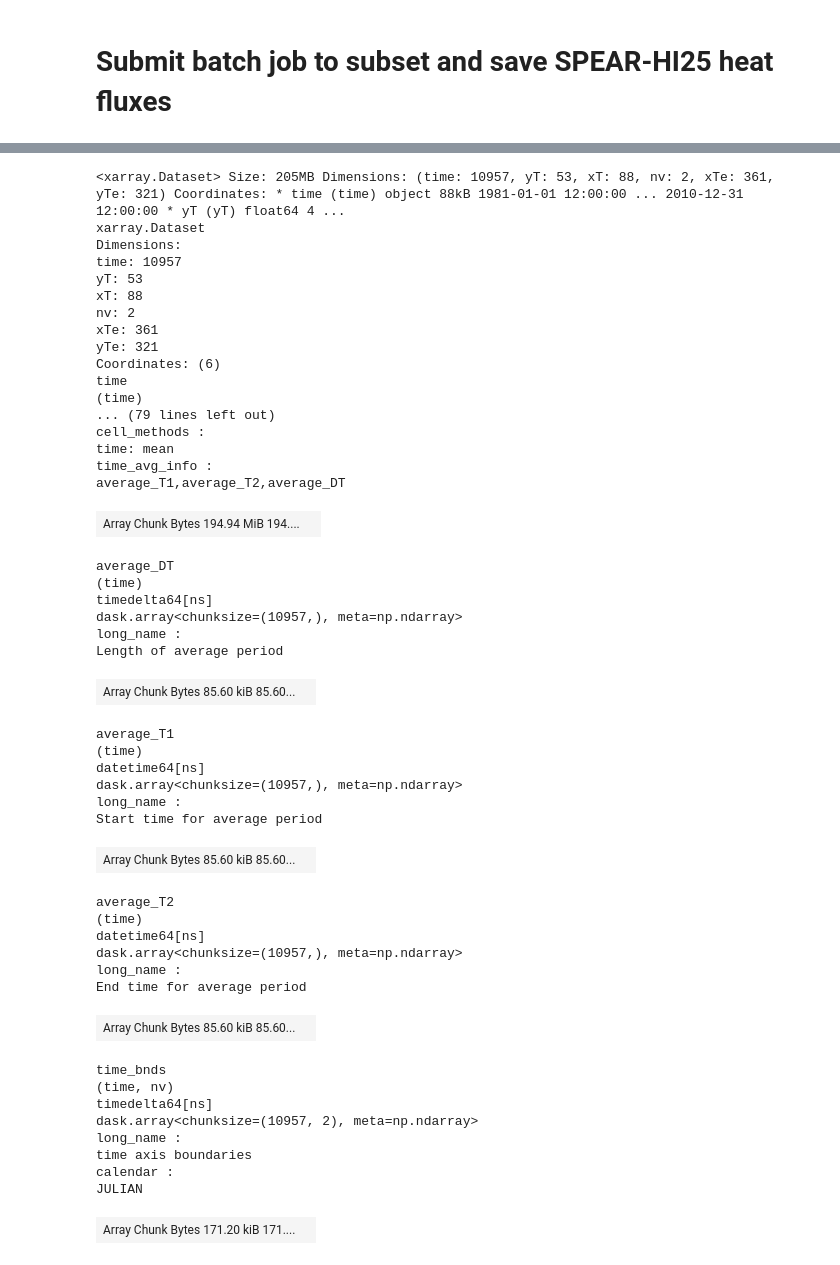
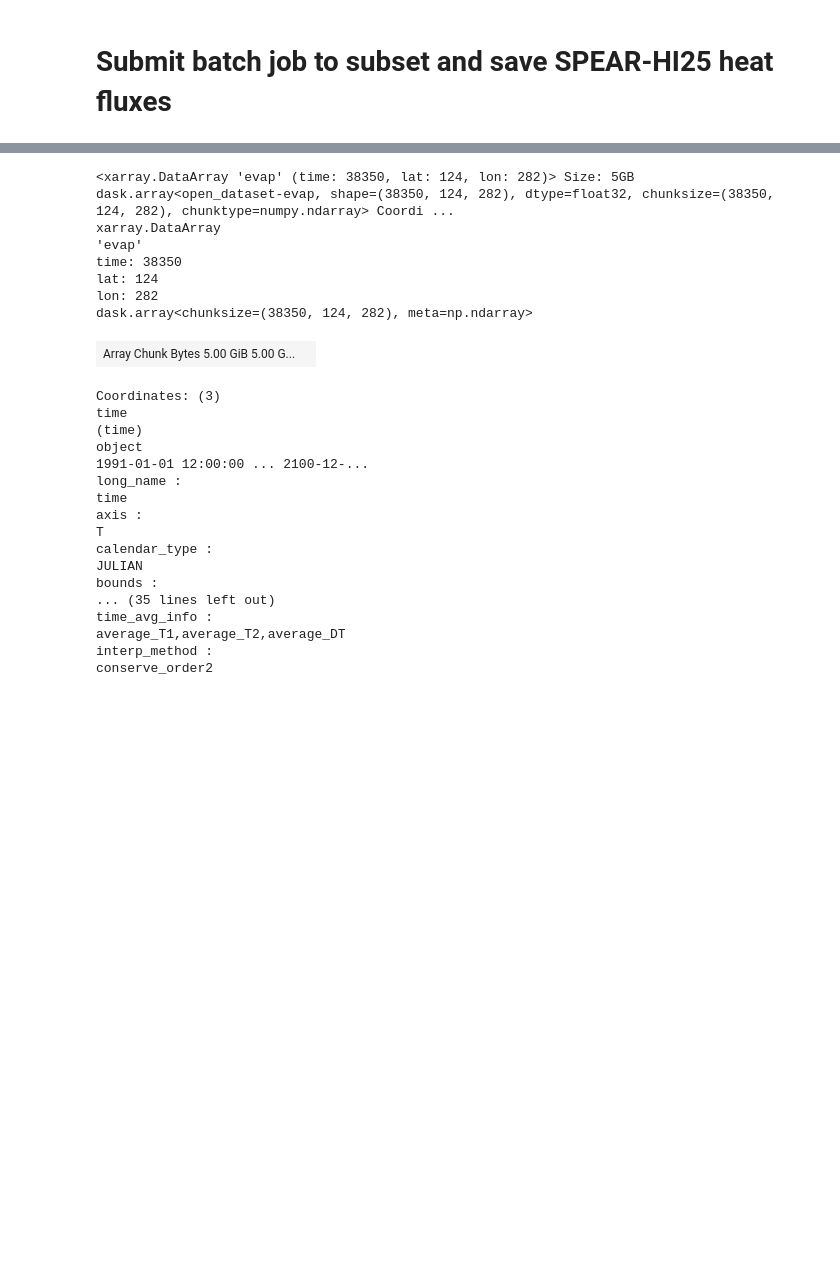
Before and after one commit to shanicetbailey/MHW-gfdl, a Jupyter notebook: SPEAR/03_submit-batch-job-subset-save-SPEAR-HI25.ipynb, the cells around one changed output, grey strips where cells are left out. Saved outputs shown, nothing was run; the diff lists cells and outputs as text; code cells hidden in the pictures; blank space fills up the shorter version.

```diff
--- a/SPEAR/03_submit-batch-job-subset-save-SPEAR-HI25.ipynb
+++ b/SPEAR/03_submit-batch-job-subset-save-SPEAR-HI25.ipynb
@@ -66,56 +69,33 @@ Submitted batch job 53780383
 # %%
 import xarray as xr
 
-path ='/work5/stb/MHW-gfdl/SPEAR/SPEAR-HI/SPEAR_c384_OM4p25_Hist_SSP245_IC1991_R61_ens_01/SST_ens01_1981-2010.nc'
+path ='/work5/stb/MHW-gfdl/SPEAR/SPEAR_c384_OM4p25_Hist_SSP245_IC1991_R61_ens_01/evap_ens01_1991-2100.nc'
 ds = xr.open_dataset(path, decode_timedelta=True, chunks={})
 # %%
-ds
+ds.evap
 # %% [output]
-<xarray.Dataset> Size: 205MB Dimensions: (time: 10957, yT: 53, xT: 88, nv: 2, xTe: 361, yTe: 321) Coordinates: * time (time) object 88kB 1981-01-01 12:00:00 ... 2010-12-31 12:00:00 * yT (yT) float64 4 ...
-xarray.Dataset
-Dimensions:
-time: 10957
-yT: 53
-xT: 88
-nv: 2
-xTe: 361
-yTe: 321
-Coordinates: (6)
-time
-(time)
-... (79 lines left out)
-cell_methods :
-time: mean
-time_avg_info :
-average_T1,average_T2,average_DT
+<xarray.DataArray 'evap' (time: 38350, lat: 124, lon: 282)> Size: 5GB dask.array<open_dataset-evap, shape=(38350, 124, 282), dtype=float32, chunksize=(38350, 124, 282), chunktype=numpy.ndarray> Coordi ...
+xarray.DataArray
+'evap'
+time: 38350
+lat: 124
+lon: 282
+dask.array<chunksize=(38350, 124, 282), meta=np.ndarray>
-| Array Chunk Bytes 194.94 MiB 194.... |  |
+| Array Chunk Bytes 5.00 GiB 5.00 G... |  |
-average_DT
+Coordinates: (3)
+time
 (time)
-timedelta64[ns]
-dask.array<chunksize=(10957,), meta=np.ndarray>
+object
+1991-01-01 12:00:00 ... 2100-12-...
 long_name :
-Length of average period
+time
+axis :
+T
+calendar_type :
+JULIAN
+bounds :
+... (35 lines left out)
+time_avg_info :
+average_T1,average_T2,average_DT
+interp_method :
+conserve_order2
-| Array Chunk Bytes 85.60 kiB 85.60... |  |
-average_T1
-(time)
-datetime64[ns]
-dask.array<chunksize=(10957,), meta=np.ndarray>
-long_name :
-Start time for average period
-| Array Chunk Bytes 85.60 kiB 85.60... |  |
-average_T2
-(time)
-datetime64[ns]
-dask.array<chunksize=(10957,), meta=np.ndarray>
-long_name :
-End time for average period
-| Array Chunk Bytes 85.60 kiB 85.60... |  |
-time_bnds
-(time, nv)
-timedelta64[ns]
-dask.array<chunksize=(10957, 2), meta=np.ndarray>
-long_name :
-time axis boundaries
-calendar :
-JULIAN
-| Array Chunk Bytes 171.20 kiB 171.... |  |
```
Also changed, not shown: parts of 7 cells of this notebook.
